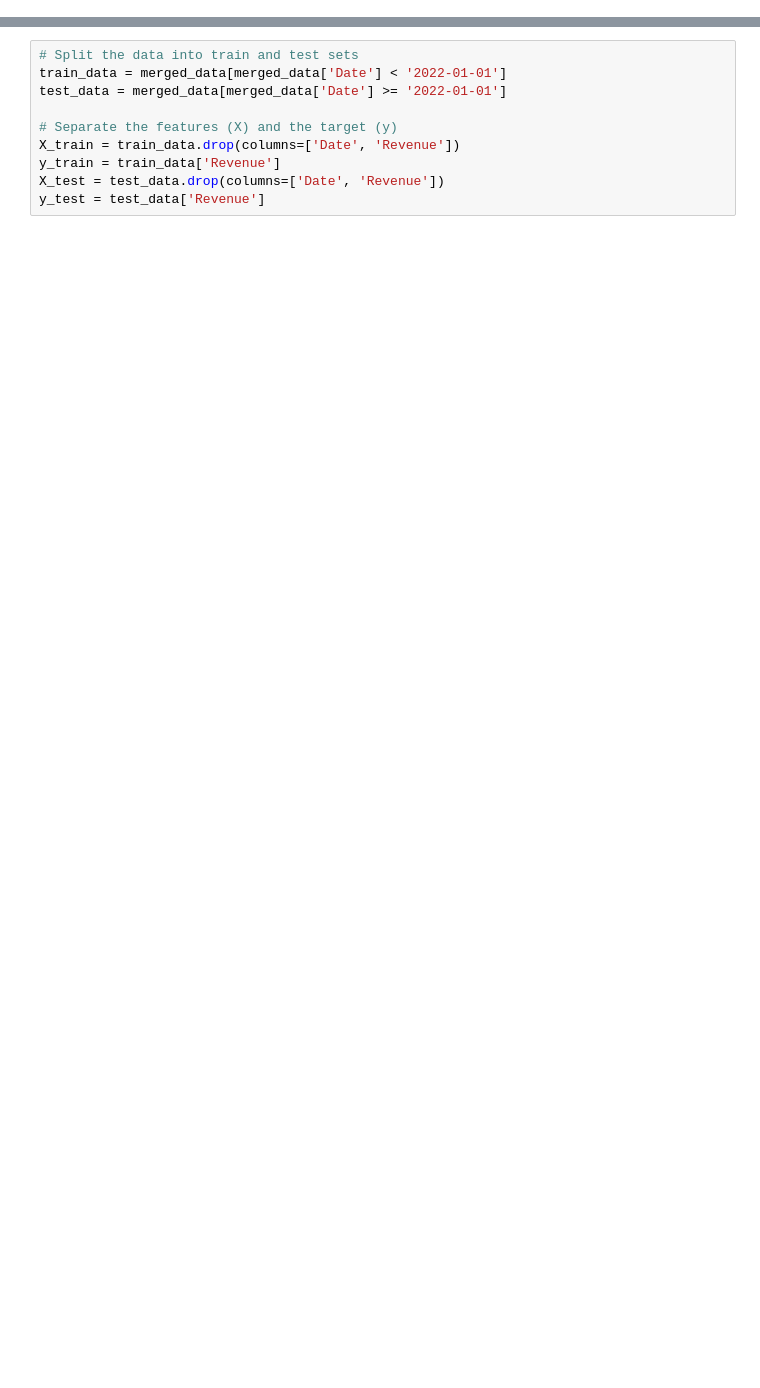
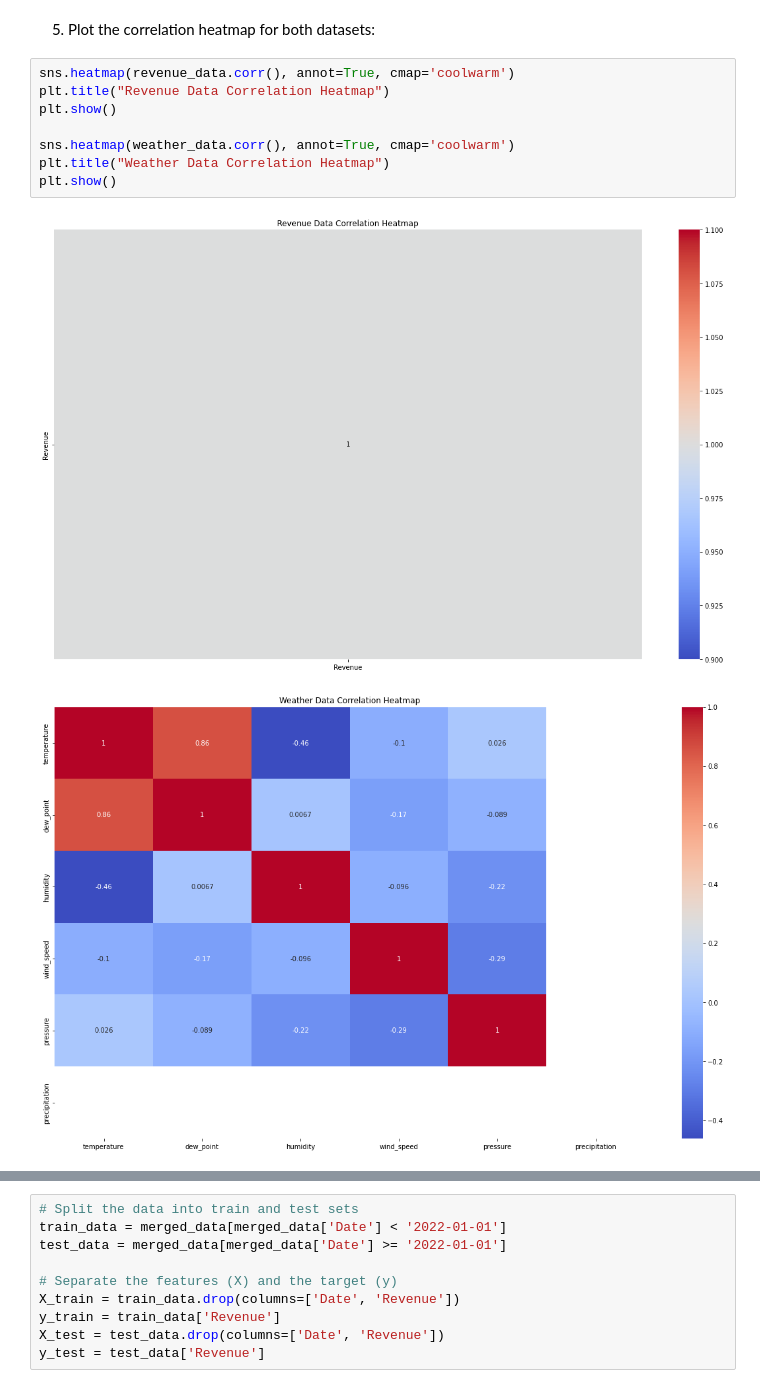
Before and after one commit to aurimas13/Revenue-Forecast, a Jupyter notebook: Monthly_Revenue_Forecast.ipynb, the cells around one changed output, grey strips where cells are left out. Cells and saved outputs as stored; diff of their text form; blank space fills up the shorter version.

```diff
--- a/Monthly_Revenue_Forecast.ipynb
+++ b/Monthly_Revenue_Forecast.ipynb
@@ -54,0 +148,13 @@ monthly_revenue_data = revenue_data.resample('M').sum().reset_index()
+# %% [markdown]
+5. Plot the correlation heatmap for both datasets:
+# %%
+sns.heatmap(revenue_data.corr(), annot=True, cmap='coolwarm')
+plt.title("Revenue Data Correlation Heatmap")
+plt.show()
+
+sns.heatmap(weather_data.corr(), annot=True, cmap='coolwarm')
+plt.title("Weather Data Correlation Heatmap")
+plt.show()
+# %% [output]
+[figure, added]
+[figure, added]
```
Also changed, not shown: parts of 81 cells of this notebook.
